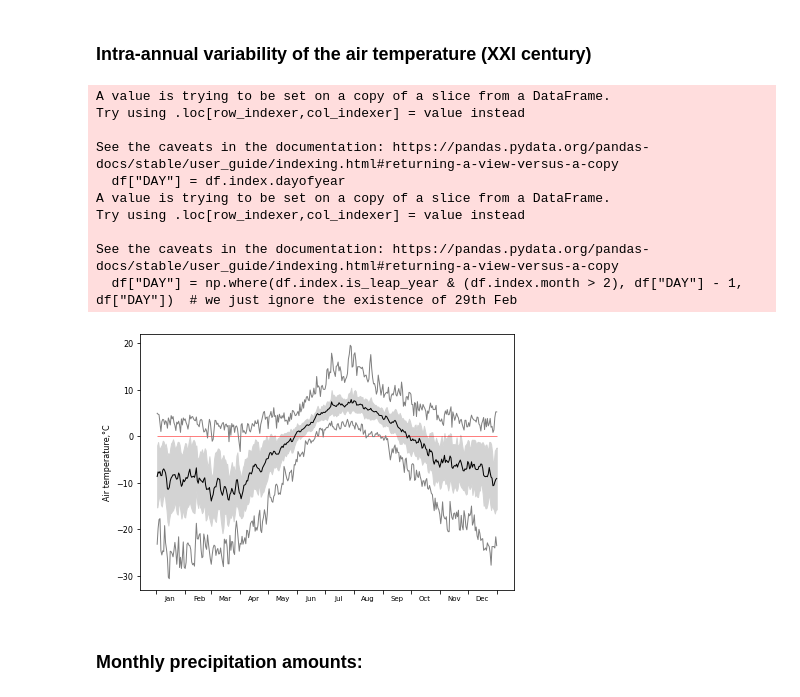
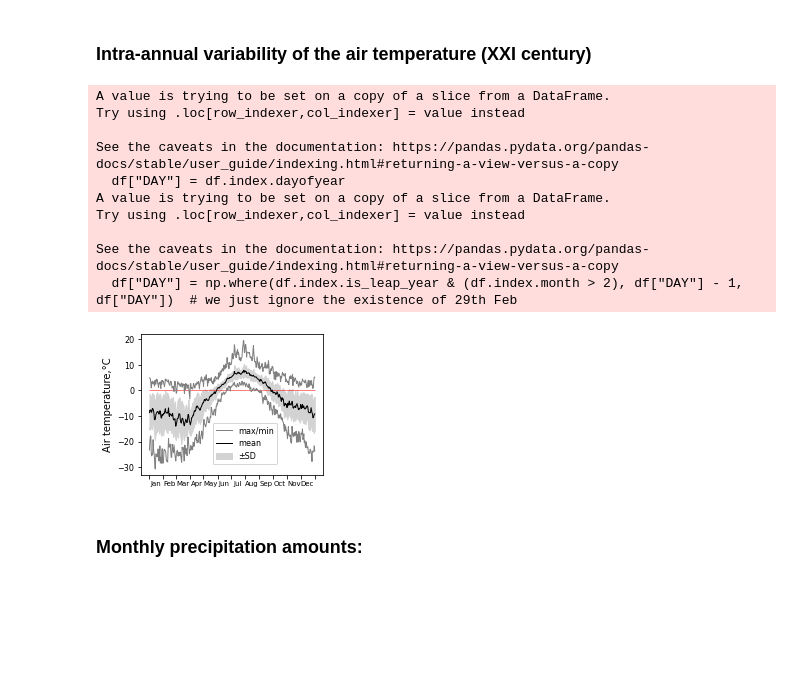
Before and after one commit to tepextepex/barentsburg-meteo, a Jupyter notebook: meteo.ipynb, the cells around one changed output. Cells and saved outputs as stored; diff of their text form; code cells hidden in the pictures; blank space fills up the shorter version.

Commit message:
added legends

```diff
--- a/meteo.ipynb
+++ b/meteo.ipynb
@@ -40,10 +40,10 @@ def calc_intra_annual(df, mean_col, min_col=None, max_col=None, v=False):
 
 
 def plot_intra_annual(df, ax):
-    ax.fill_between(df.index, df["upper"], df["lower"], color="lightgrey")
-    ax.plot(df.index, df["max"], color="grey", linewidth=1)
+    ax.fill_between(df.index, df["upper"], df["lower"], color="lightgrey", label="±SD")
+    ax.plot(df.index, df["max"], color="grey", linewidth=1, label="max/min")
     ax.plot(df.index, df["min"], color="grey", linewidth=1)
-    ax.plot(df.index, df["mean"], color="k", linewidth=1)
+    ax.plot(df.index, df["mean"], color="k", linewidth=1, label="mean")
 
 
 def mark_axes(ax_tuple, px=-0.1, py=1.15):
@@ -68,7 +68,8 @@ def monthly_ticks(ax, crop=False):
     if crop:
         ax.xaxis.get_minor_ticks()[0].set_visible(False)
 # %%
-in_file = "/home/tepex/PycharmProjects/Barentsburg-meteo-plots/data/wr94019.csv"
+in_file = os.path.join(globals()['_dh'][0], "data/wr94019.csv")
+fig_dir = os.path.join(globals()['_dh'][0], "fig")
 
 tmp = pd.read_csv(in_file, comment="#", parse_dates= {"DATE" : ["YEAR","MONTH","DAY"]})
 tmp.set_index("DATE", inplace=True)
@@ -134,24 +135,29 @@ fig.tight_layout()
 # %%
 df = tmp.loc[tmp.index.year > 2000]
 df = calc_intra_annual(df, "MEAN_AIR_TEMP", min_col="MIN_AIR_TEMP", max_col="MAX_AIR_TEMP")
 fig, ax = plt.subplots()
-fig.set_size_inches(2*wu, 2*hu)
+fig.set_size_inches(1*wu, 1*hu)
 plot_intra_annual(df, ax)
 ax.hlines(y=0, xmin=1, xmax=365, linewidth=0.5, color='r')
 ax.set_ylabel("Air temperature,°C")
 monthly_ticks(ax, crop=True)
+ax.legend(loc='upper center', bbox_to_anchor=(0.57, 0.4))
+
+fig.tight_layout()
+fig_path = os.path.join(fig_dir, "barents_air_temp.png")
+plt.savefig(fig_path, dpi=300, transparent=False, facecolor="white")
 # %% [output]
 A value is trying to be set on a copy of a slice from a DataFrame.
 Try using .loc[row_indexer,col_indexer] = value instead
 
 See the caveats in the documentation: https://pandas.pydata.org/pandas-docs/stable/user_guide/indexing.html#returning-a-view-versus-a-copy
   df["DAY"] = df.index.dayofyear
 A value is trying to be set on a copy of a slice from a DataFrame.
 Try using .loc[row_indexer,col_indexer] = value instead
 
 See the caveats in the documentation: https://pandas.pydata.org/pandas-docs/stable/user_guide/indexing.html#returning-a-view-versus-a-copy
   df["DAY"] = np.where(df.index.is_leap_year & (df.index.month > 2), df["DAY"] - 1, df["DAY"])  # we just ignore the existence of 29th Feb
-[figure, old version]
+[figure, new version]
 # %% [markdown]
 ### Monthly precipitation amounts:
 # %% [markdown]
```
Also changed, not shown: parts of 3 cells of this notebook.
